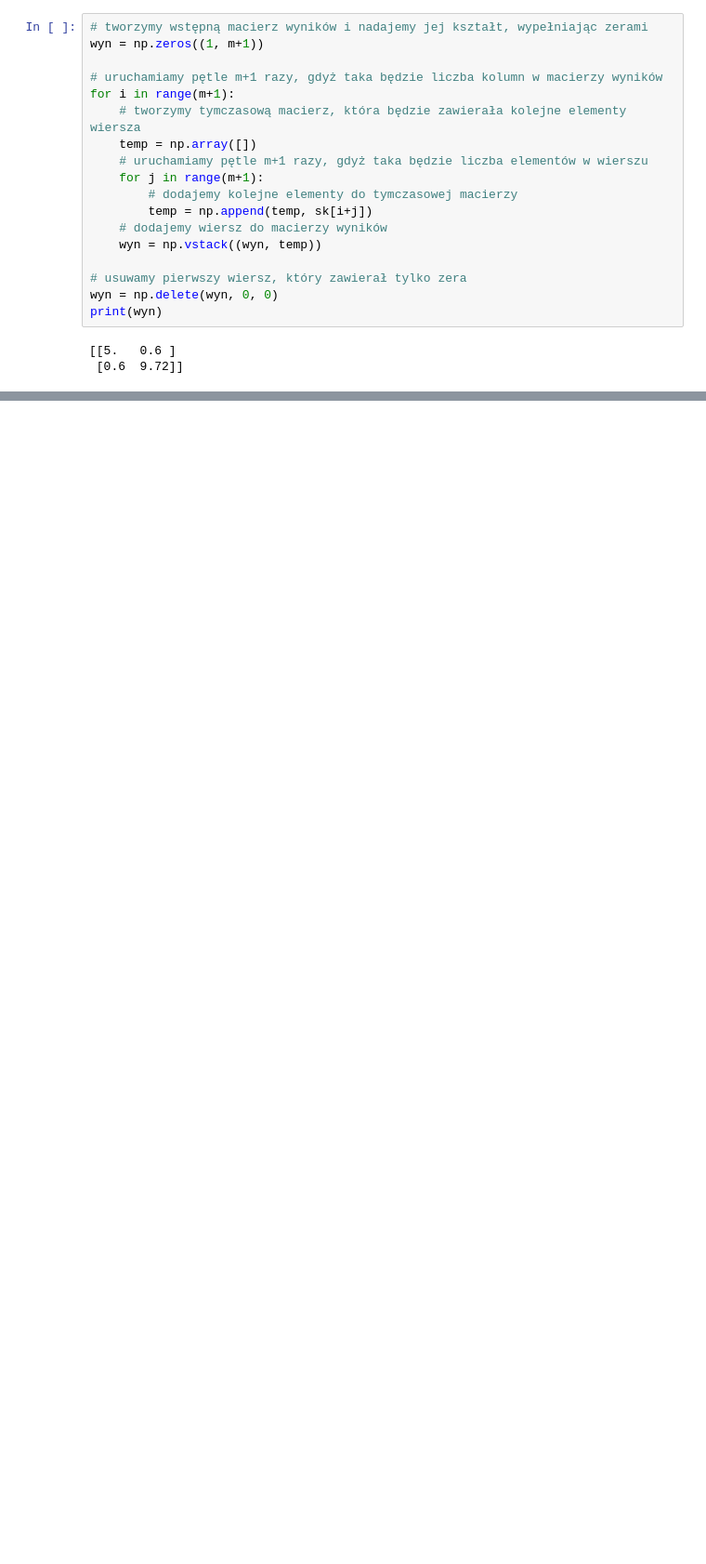
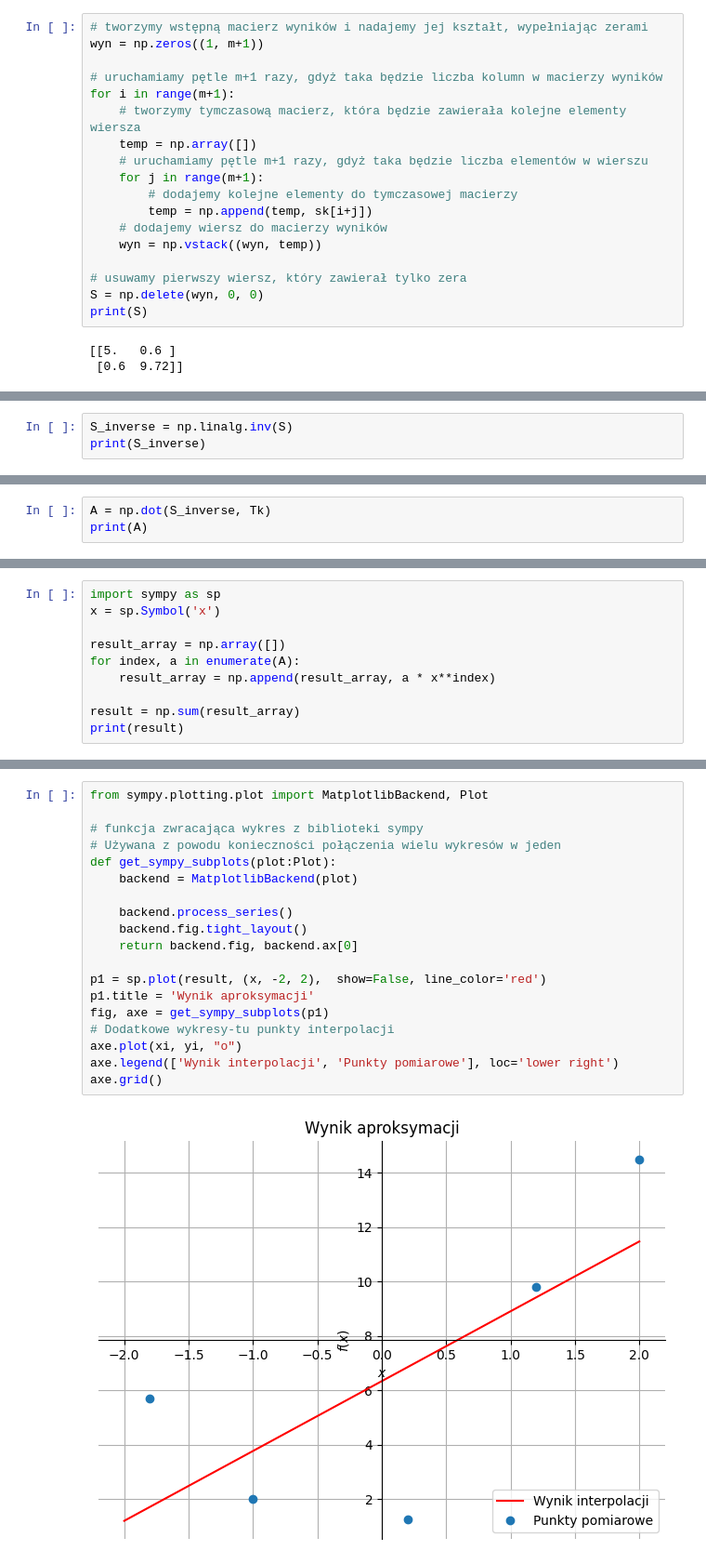
Before and after one commit to Kielx/approximation, a Jupyter notebook: approx.ipynb, the cells around one changed output, grey strips where cells are left out. Shown: that part at 93% size. Cells and saved outputs as stored; diff of their text form; blank space fills up the shorter version.

```diff
--- a/approx.ipynb
+++ b/approx.ipynb
@@ -51,8 +51,8 @@ for i in range(m+1):
     wyn = np.vstack((wyn, temp))
 
 # usuwamy pierwszy wiersz, który zawierał tylko zera
-wyn = np.delete(wyn, 0, 0)
-print(wyn)
+S = np.delete(wyn, 0, 0)
+print(S)
 # %% [output]
 [[5.   0.6 ]
  [0.6  9.72]]
@@ -58,0 +72,3 @@ print(wyn)
+# %%
+S_inverse = np.linalg.inv(S)
+print(S_inverse)
@@ -58,0 +78,3 @@ print(wyn)
+# %%
+A = np.dot(S_inverse, Tk)
+print(A)
@@ -58,0 +83,10 @@ print(wyn)
+# %%
+import sympy as sp
+x = sp.Symbol('x')
+
+result_array = np.array([])
+for index, a in enumerate(A):
+    result_array = np.append(result_array, a * x**index)
+
+result = np.sum(result_array)
+print(result)
@@ -58,0 +95,21 @@ print(wyn)
+# %%
+from sympy.plotting.plot import MatplotlibBackend, Plot
+
+# funkcja zwracająca wykres z biblioteki sympy
+# Używana z powodu konieczności połączenia wielu wykresów w jeden
+def get_sympy_subplots(plot:Plot):
+    backend = MatplotlibBackend(plot)
+
+    backend.process_series()
+    backend.fig.tight_layout()
+    return backend.fig, backend.ax[0]
+
+p1 = sp.plot(result, (x, -2, 2),  show=False, line_color='red')
+p1.title = 'Wynik aproksymacji'
+fig, axe = get_sympy_subplots(p1)
+# Dodatkowe wykresy-tu punkty interpolacji
+axe.plot(xi, yi, "o")
+axe.legend(['Wynik interpolacji', 'Punkty pomiarowe'], loc='lower right')
+axe.grid()
+# %% [output]
+[figure, added]
```
Also changed, not shown: parts of 5 cells of this notebook.
